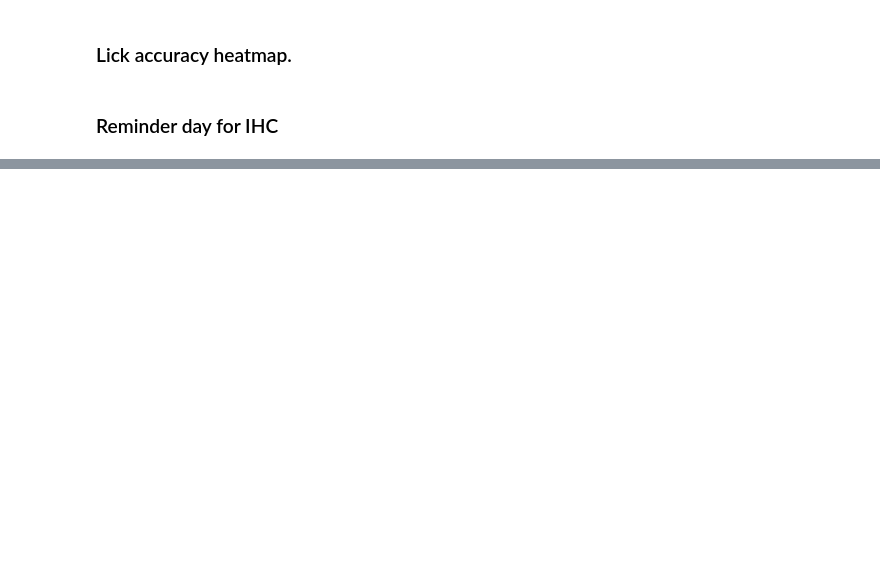
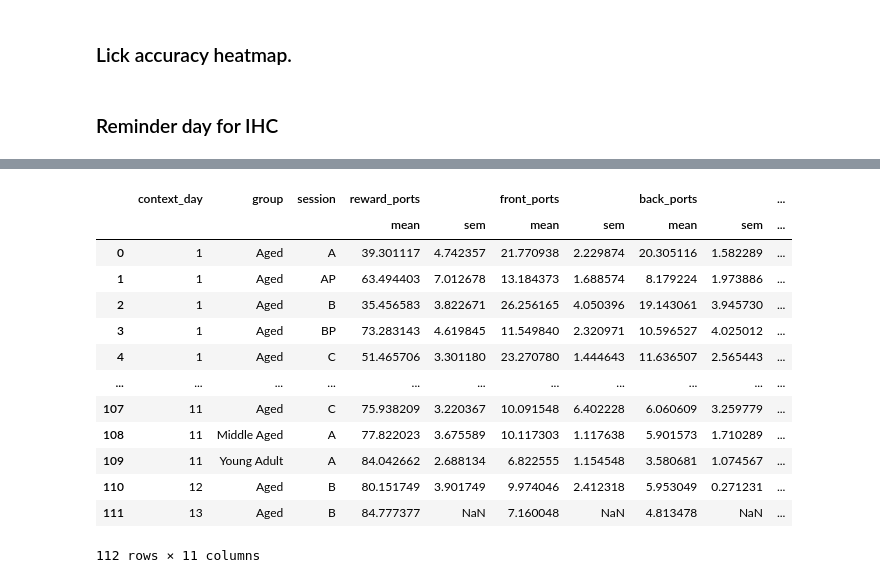
Before and after one commit to austinbaggetta/MultiCon_Analysis, a Jupyter notebook: MultiCon_Behavior/MultiCon_Aging2/current_behavior.ipynb, the cells around one changed output, grey strips where cells are left out. Cells and saved outputs as stored; diff of their text form; code cells hidden in the pictures; blank space fills up the shorter version.

Commit message:
Lick distributions across port pairings

```diff
--- a/MultiCon_Behavior/MultiCon_Aging2/current_behavior.ipynb
+++ b/MultiCon_Behavior/MultiCon_Aging2/current_behavior.ipynb
@@ -623,7 +628,7 @@ for mouse in finished_mice:
     mdata = pd.concat([mdata, loop_data])
 melt_df = mdata.melt(id_vars='Mouse')
 melt_df = melt_df[~pd.isna(melt_df['value'])]
-melt_df = melt_df[(melt_df['value'] != 'AP') & (melt_df['value'] != 'BP') & (melt_df['value'] != 'CP') & (melt_df['value'] != 'DP') & (melt_df['value'] != 'DONE')]
+melt_df = melt_df[(melt_df['value'] != 'AP') & (melt_df['value'] != 'BP') & (melt_df['value'] != 'CP') & (melt_df['value'] != 'DP') & (melt_df['value'] != 'DONE') & (melt_df['value'] != 'CT') & (melt_df['value'] != 'DT')]
 # %%
 days_to = melt_df.groupby(['Mouse', 'value'], as_index=False).agg({'value': 'count'})
 mouse_days_to = pd.DataFrame()
@@ -939,0 +967,26 @@ fig.show()
+# %%
+context_colors = ['midnightblue', 'red', 'darkorchid', 'forestgreen']
+fig = pf.custom_graph_template(x_title='', y_title='', rows=1, columns=3, width=900,
+                               titles=['Young Adult', 'Middle Aged', 'Aged'], shared_y=True, shared_x=True)
+session_list = ['A', 'B', 'C', 'D']
+acc_contexts = pd.DataFrame()
+for session in session_list:
+    loop_data = ct_df[ct_df['session'] == session]
+    acc_contexts = pd.concat([acc_contexts, loop_data], ignore_index=True)
+grouped_data = acc_contexts.groupby(['group', 'context_day', 'session'], as_index=False).agg({'lick_accuracy': ['mean', 'sem']})
+
+for idx, group in enumerate(reversed(grouped_data['group'].unique())):
+    gdata = grouped_data[grouped_data['group'] == group]
+    for sess_idx, session in enumerate(gdata['session'].unique()):
+        plot_data = gdata[gdata['session'] == session]
+        fig.add_trace(go.Scatter(x=plot_data['context_day'], y=plot_data['lick_accuracy']['mean'],
+                                 name=session, line_color=context_colors[sess_idx], legendgroup=session, showlegend=False,
+                                 error_y=dict(type='data', array=plot_data['lick_accuracy']['sem'])), row=1, col=idx+1)
+fig['data'][0]['showlegend'] = True
+fig['data'][1]['showlegend'] = True
+fig['data'][2]['showlegend'] = True
+fig['data'][3]['showlegend'] = True
+fig.add_hline(y=25, line_width=1, line_dash='dash', line_color=chance_color, opacity=1)
+fig.update_yaxes(title='Lick Accuracy (%)', col=1, range=[0, 100])
+fig.update_xaxes(title='Day in Context')
+fig.show()
@@ -939,0 +1065,19 @@ fig.show()
+# %%
+avg_licks = lick_df.groupby(['context_day', 'group', 'session'], as_index=False).agg({'reward_ports': ['mean', 'sem'], 'front_ports': ['mean', 'sem'],
+                                                                                      'back_ports': ['mean', 'sem'], 'final_ports': ['mean', 'sem']})
+avg_licks
+# %% [output]
+|  | context_day | group | session | reward_ports |  | front_ports |  | back_ports |  | ... |
+|  |  |  |  | mean | sem | mean | sem | mean | sem | ... |
+| 0 | 1 | Aged | A | 39.301117 | 4.742357 | 21.770938 | 2.229874 | 20.305116 | 1.582289 | ... |
+| 1 | 1 | Aged | AP | 63.494403 | 7.012678 | 13.184373 | 1.688574 | 8.179224 | 1.973886 | ... |
+| 2 | 1 | Aged | B | 35.456583 | 3.822671 | 26.256165 | 4.050396 | 19.143061 | 3.945730 | ... |
+| 3 | 1 | Aged | BP | 73.283143 | 4.619845 | 11.549840 | 2.320971 | 10.596527 | 4.025012 | ... |
+| 4 | 1 | Aged | C | 51.465706 | 3.301180 | 23.270780 | 1.444643 | 11.636507 | 2.565443 | ... |
+| ... | ... | ... | ... | ... | ... | ... | ... | ... | ... | ... |
+| 107 | 11 | Aged | C | 75.938209 | 3.220367 | 10.091548 | 6.402228 | 6.060609 | 3.259779 | ... |
+| 108 | 11 | Middle Aged | A | 77.822023 | 3.675589 | 10.117303 | 1.117638 | 5.901573 | 1.710289 | ... |
+| 109 | 11 | Young Adult | A | 84.042662 | 2.688134 | 6.822555 | 1.154548 | 3.580681 | 1.074567 | ... |
+| 110 | 12 | Aged | B | 80.151749 | 3.901749 | 9.974046 | 2.412318 | 5.953049 | 0.271231 | ... |
+| 111 | 13 | Aged | B | 84.777377 | NaN | 7.160048 | NaN | 4.813478 | NaN | ... |
+112 rows × 11 columns
```
Also changed, not shown: parts of 21 cells of this notebook.
